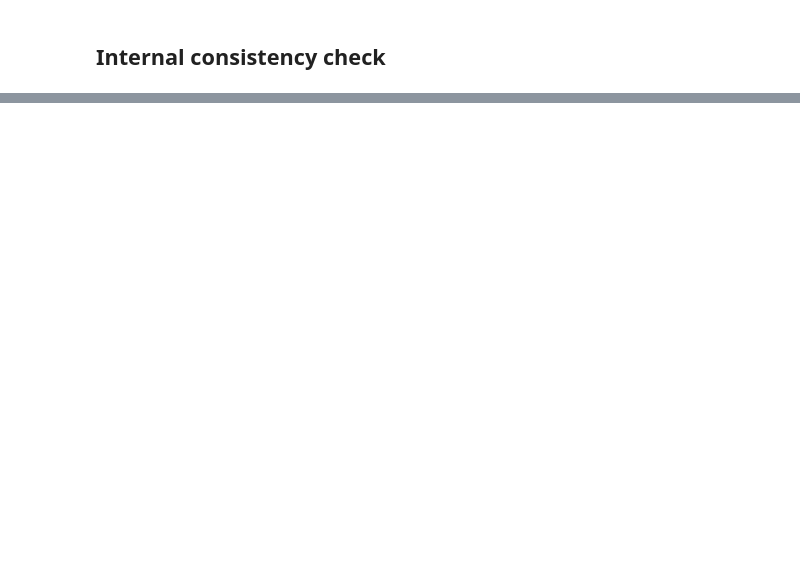
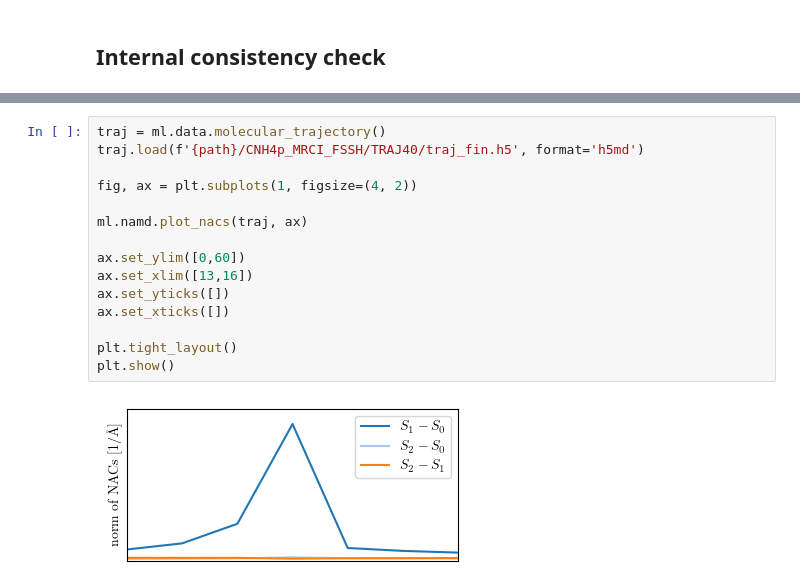
Before and after one commit to JakubMartinka/FSSH-in-MLatom, a Jupyter notebook: SI.ipynb, the cells around one changed output, grey strips where cells are left out. Drawn from its saved outputs; the diff is of its cells as text; blank space fills up the shorter version.

```diff
--- a/SI.ipynb
+++ b/SI.ipynb
@@ -514,0 +504,17 @@ os.system('mv internal_consistency_check.png res/')
+# %%
+traj = ml.data.molecular_trajectory()
+traj.load(f'{path}/CNH4p_MRCI_FSSH/TRAJ40/traj_fin.h5', format='h5md')
+
+fig, ax = plt.subplots(1, figsize=(4, 2))
+
+ml.namd.plot_nacs(traj, ax)
+
+ax.set_ylim([0,60])
+ax.set_xlim([13,16])
+ax.set_yticks([])
+ax.set_xticks([])
+
+plt.tight_layout()
+plt.show()
+# %% [output]
+[figure, added]
```
Also changed, not shown: parts of 16 cells of this notebook, 8 other files.
